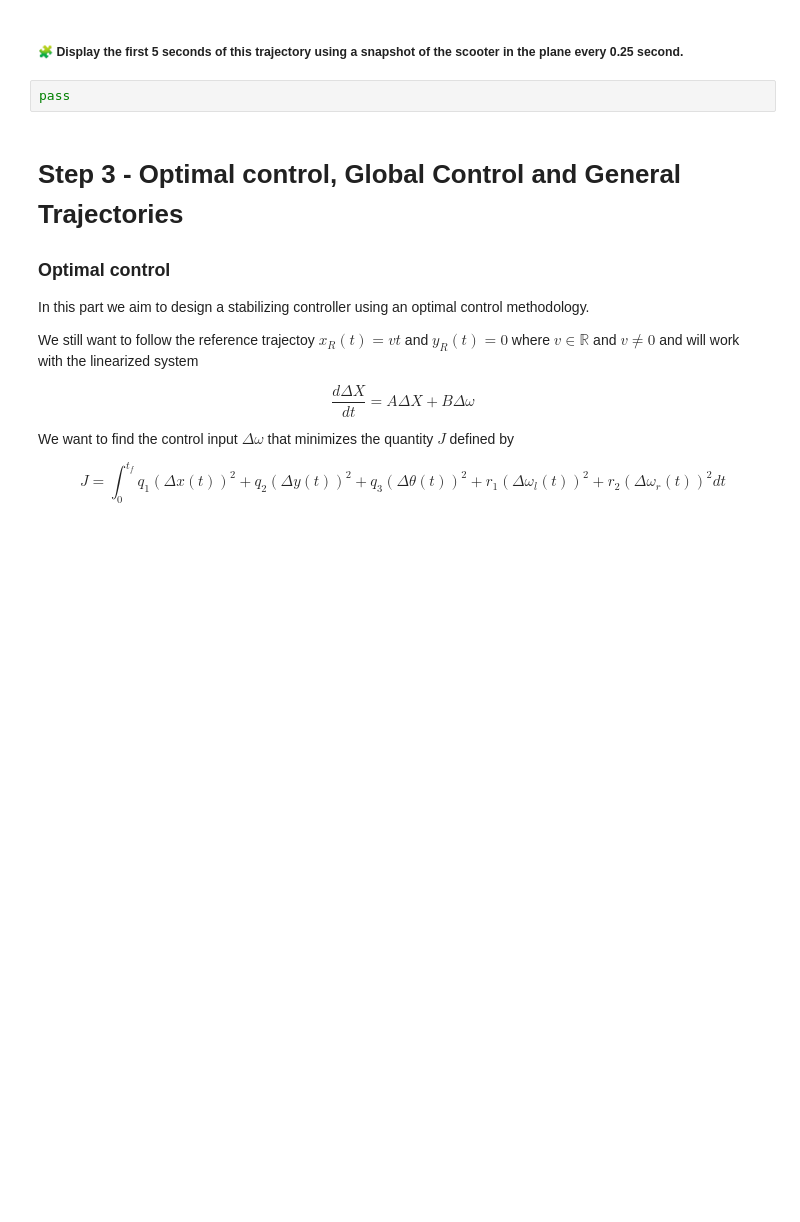
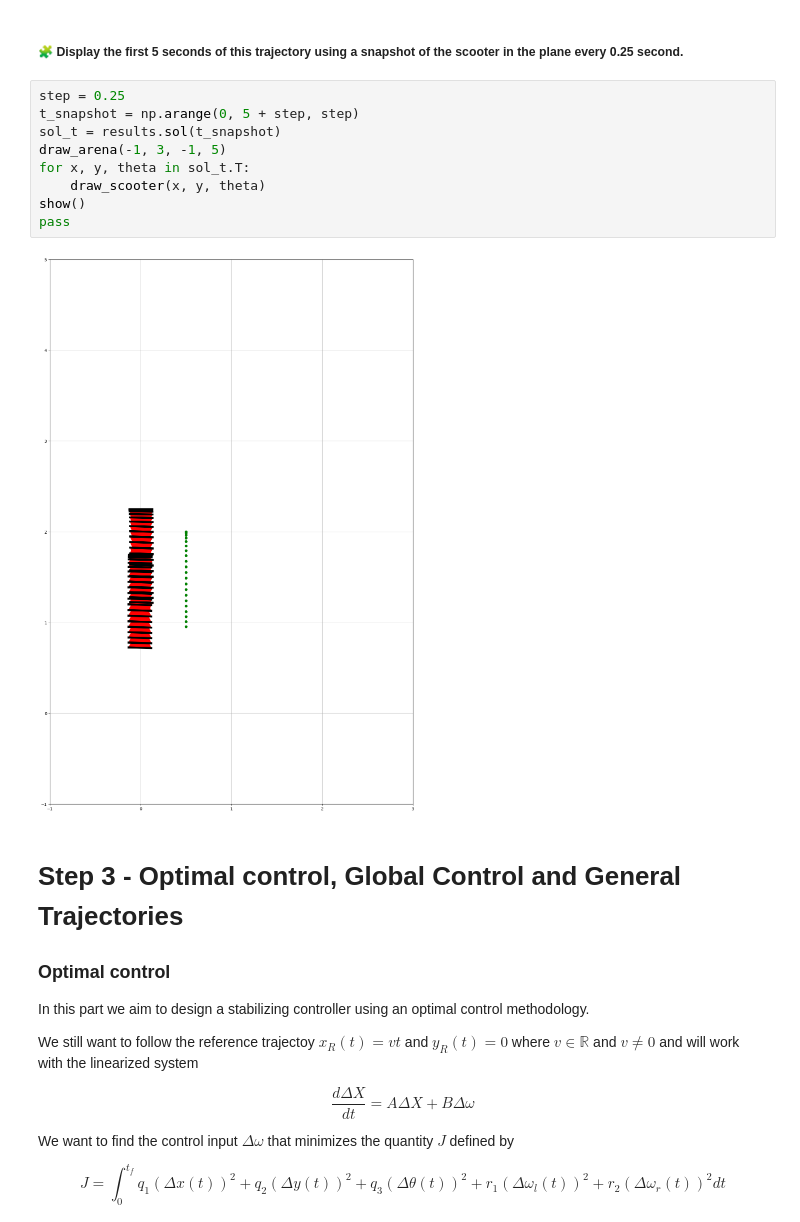
Before and after one commit to Adellah-bellahmama/control-engineering-with-python-project-2023-2024, a Jupyter notebook: Project-part-3.ipynb, the cells around one changed output. Cells and saved outputs as stored; diff of their text form; blank space fills up the shorter version.

```diff
--- a/Project-part-3.ipynb
+++ b/Project-part-3.ipynb
@@ -616,7 +624,16 @@ pass
 # %% [markdown]
 ##### 🧩 Display the first 5 seconds of this trajectory using a snapshot of the scooter in the plane every 0.25 second.
-# %%
-pass
+# %%
+step = 0.25
+t_snapshot = np.arange(0, 5 + step, step)
+sol_t = results.sol(t_snapshot)
+draw_arena(-1, 3, -1, 5)
+for x, y, theta in sol_t.T:
+    draw_scooter(x, y, theta)
+show()
+pass
+# %% [output]
+[figure, added]
 # %% [markdown]
 Step 3 - Optimal control, Global Control and General Trajectories
 =================================================================
```
Also changed, not shown: parts of 3 cells of this notebook.
